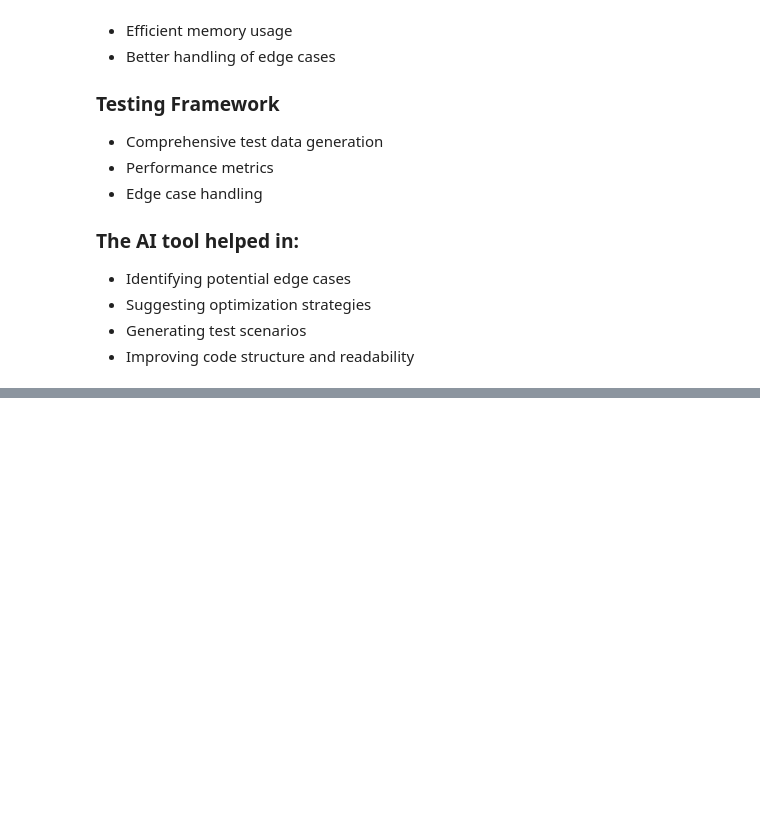
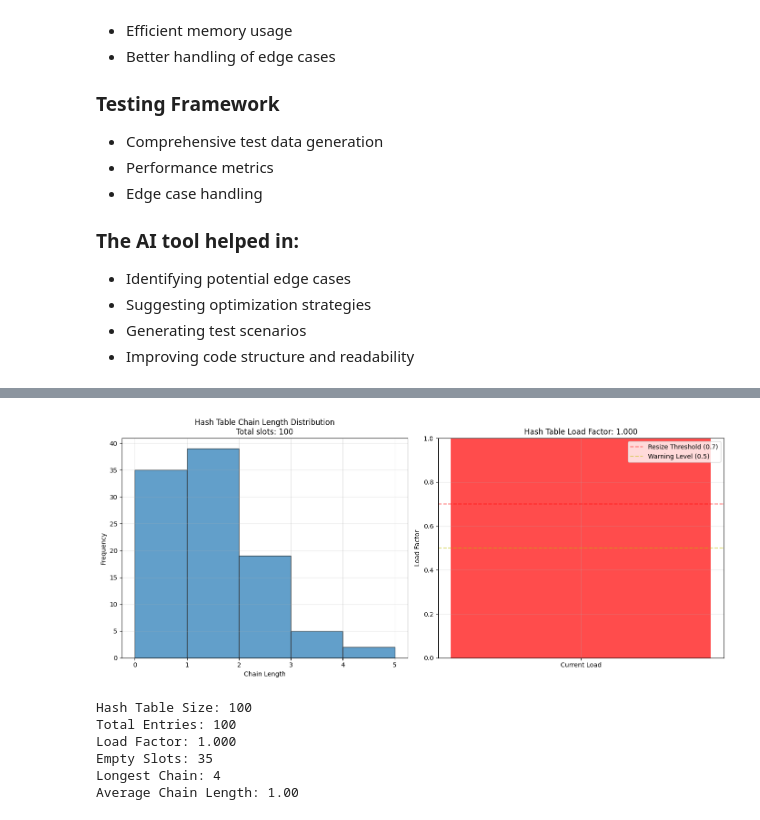
Before and after one commit to Encyclobinafix/CMPT-3830-ML-DATA-PROJECTS-OVERVIEW, a Jupyter notebook: Dynamic_Ticket_Booking_System_Analysis_&_Visualization.ipynb, the cells around one changed output, grey strips where cells are left out. Cells and saved outputs as stored; diff of their text form; code cells hidden in the pictures; blank space fills up the shorter version.

```diff
--- a/Dynamic_Ticket_Booking_System_Analysis_&_Visualization.ipynb
+++ b/Dynamic_Ticket_Booking_System_Analysis_&_Visualization.ipynb
@@ -620,0 +1058,64 @@ class OptimizedTicketBookingSystem:
+# %%
+import matplotlib.pyplot as plt
+
+def visualize_hash_table_performance(system):
+    """Visualize hash table load and distribution"""
+    if not hasattr(system, 'hash_table'):
+        print("System doesn't have a hash table")
+        return
+
+    hash_table = system.hash_table
+    table = hash_table.table
+
+    # Calculate statistics
+    chain_lengths = []
+    for head in table:
+        length = 0
+        current = head
+        while current:
+            length += 1
+            current = current.next
+        chain_lengths.append(length)
+
+    # Create visualization
+    fig, axes = plt.subplots(1, 2, figsize=(14, 6))
+
+    # 1. Chain length distribution
+    axes[0].hist(chain_lengths, bins=range(max(chain_lengths)+2), edgecolor='black', alpha=0.7)
+    axes[0].set_xlabel('Chain Length')
+    axes[0].set_ylabel('Frequency')
+    axes[0].set_title(f'Hash Table Chain Length Distribution\nTotal slots: {len(table)}')
+    axes[0].grid(True, alpha=0.3)
+
+    # 2. Load factor visualization
+    load_factor = sum(chain_lengths) / len(table)
+    colors = ['red' if load_factor > 0.7 else 'yellow' if load_factor > 0.5 else 'green']
+
+    axes[1].bar(['Current Load'], [load_factor], color=colors, alpha=0.7)
+    axes[1].axhline(y=0.7, color='r', linestyle='--', alpha=0.5, label='Resize Threshold (0.7)')
+    axes[1].axhline(y=0.5, color='y', linestyle='--', alpha=0.5, label='Warning Level (0.5)')
+    axes[1].set_ylim(0, 1)
+    axes[1].set_ylabel('Load Factor')
+    axes[1].set_title(f'Hash Table Load Factor: {load_factor:.3f}')
+    axes[1].legend()
+    axes[1].grid(True, alpha=0.3)
+
+    plt.tight_layout()
+    plt.show()
+
+    # Print statistics
+    print(f"Hash Table Size: {len(table)}")
+    print(f"Total Entries: {sum(chain_lengths)}")
+    print(f"Load Factor: {load_factor:.3f}")
+    print(f"Empty Slots: {chain_lengths.count(0)}")
+    print(f"Longest Chain: {max(chain_lengths)}")
+    print(f"Average Chain Length: {sum(chain_lengths)/len(table):.2f}")
+
+# Example usage
+system = TicketBookingSystem()
+# Book some tickets to populate hash table
+for i in range(100):
+    system.book_ticket(f"Customer{i}", f"customer{i}@example.com")
+
+visualize_hash_table_performance(system)
+# %% [output]
@@ -620,0 +1139,7 @@ class OptimizedTicketBookingSystem:
+[figure, added]
+Hash Table Size: 100
+Total Entries: 100
+Load Factor: 1.000
+Empty Slots: 35
+Longest Chain: 4
+Average Chain Length: 1.00
```
Also changed, not shown: parts of 14 cells of this notebook.
